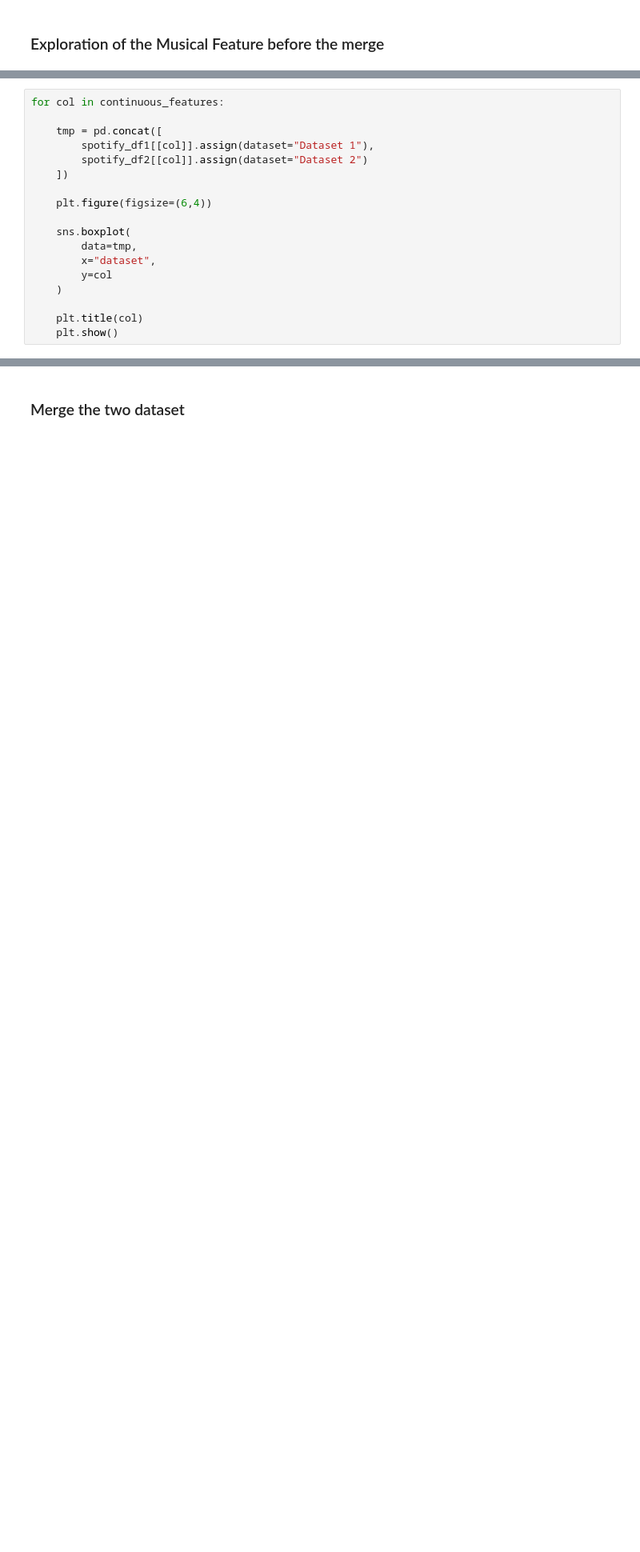
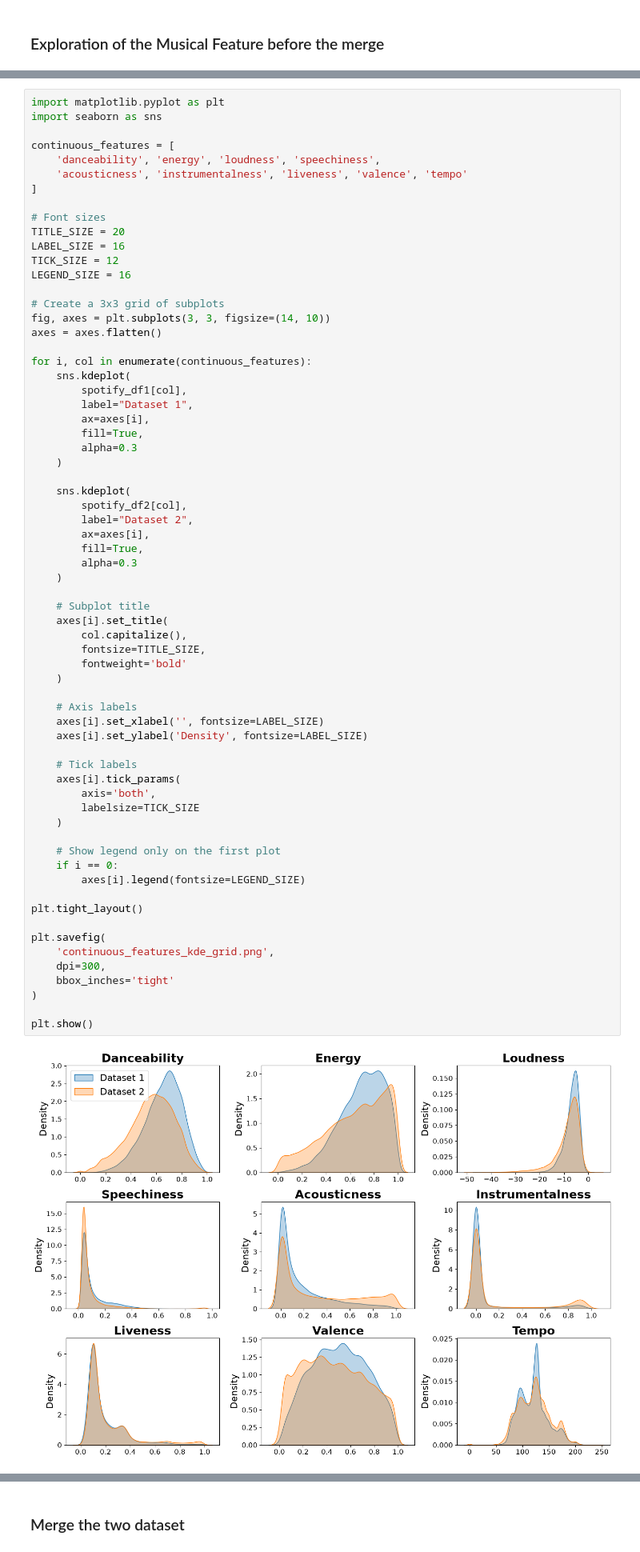
Before and after one commit to Pietro-Farina/spotify-genre-study, a Jupyter notebook: Dataset_cleaning_and_preprocessing.ipynb, the cells around one changed output, grey strips where cells are left out. Shown at 80% size. Drawn from its saved outputs; the diff is of its cells as text; blank space fills up the shorter version.

```diff
--- a/Dataset_cleaning_and_preprocessing.ipynb
+++ b/Dataset_cleaning_and_preprocessing.ipynb
@@ -1441,18 +1362,0 @@ for col in continuous_features:
-# %%
-for col in continuous_features:
-
-    tmp = pd.concat([
-        spotify_df1[[col]].assign(dataset="Dataset 1"),
-        spotify_df2[[col]].assign(dataset="Dataset 2")
-    ])
-
-    plt.figure(figsize=(6,4))
-
-    sns.boxplot(
-        data=tmp,
-        x="dataset",
-        y=col
-    )
-
-    plt.title(col)
-    plt.show()
@@ -1524,3 +1363,71 @@ plt.show()
+# %%
+import matplotlib.pyplot as plt
+import seaborn as sns
+
+continuous_features = [
+    'danceability', 'energy', 'loudness', 'speechiness',
+    'acousticness', 'instrumentalness', 'liveness', 'valence', 'tempo'
+]
+
+# Font sizes
+TITLE_SIZE = 20
+LABEL_SIZE = 16
+TICK_SIZE = 12
+LEGEND_SIZE = 16
+
+# Create a 3x3 grid of subplots
+fig, axes = plt.subplots(3, 3, figsize=(14, 10))
+axes = axes.flatten()
+
+for i, col in enumerate(continuous_features):
+    sns.kdeplot(
+        spotify_df1[col],
+        label="Dataset 1",
+        ax=axes[i],
+        fill=True,
+        alpha=0.3
+    )
+
+    sns.kdeplot(
+        spotify_df2[col],
+        label="Dataset 2",
+        ax=axes[i],
+        fill=True,
+        alpha=0.3
+    )
+
+    # Subplot title
+    axes[i].set_title(
+        col.capitalize(),
+        fontsize=TITLE_SIZE,
+        fontweight='bold'
+    )
+
+    # Axis labels
+    axes[i].set_xlabel('', fontsize=LABEL_SIZE)
+    axes[i].set_ylabel('Density', fontsize=LABEL_SIZE)
+
+    # Tick labels
+    axes[i].tick_params(
+        axis='both',
+        labelsize=TICK_SIZE
+    )
+
+    # Show legend only on the first plot
+    if i == 0:
+        axes[i].legend(fontsize=LEGEND_SIZE)
+
+plt.tight_layout()
+
+plt.savefig(
+    'continuous_features_kde_grid.png',
+    dpi=300,
+    bbox_inches='tight'
+)
+
+plt.show()
+# %% [output]
+[figure, added]
 # %%
 import matplotlib.pyplot as plt
 import pandas as pd
```
Also changed, not shown: parts of 21 cells of this notebook, 14 other files.
